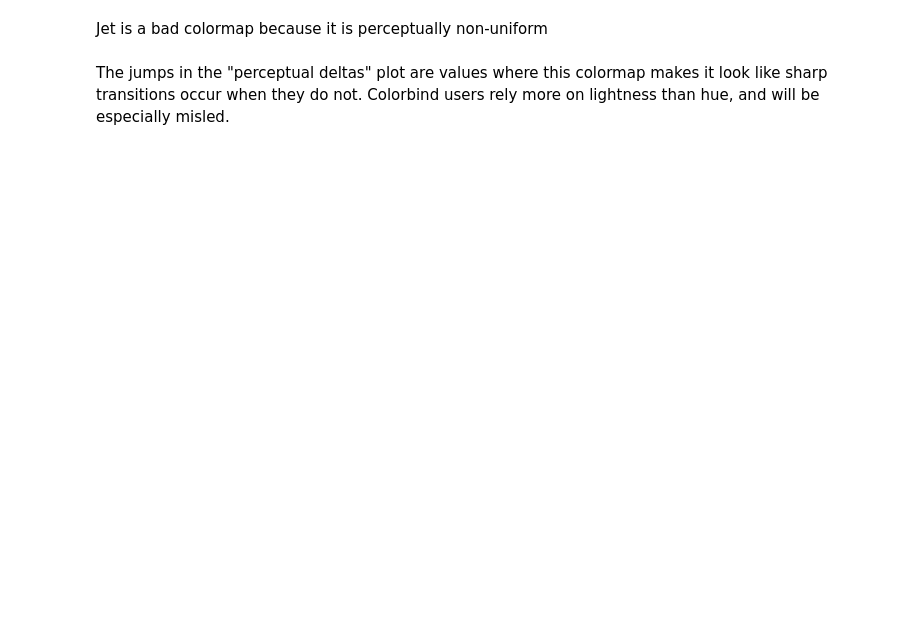
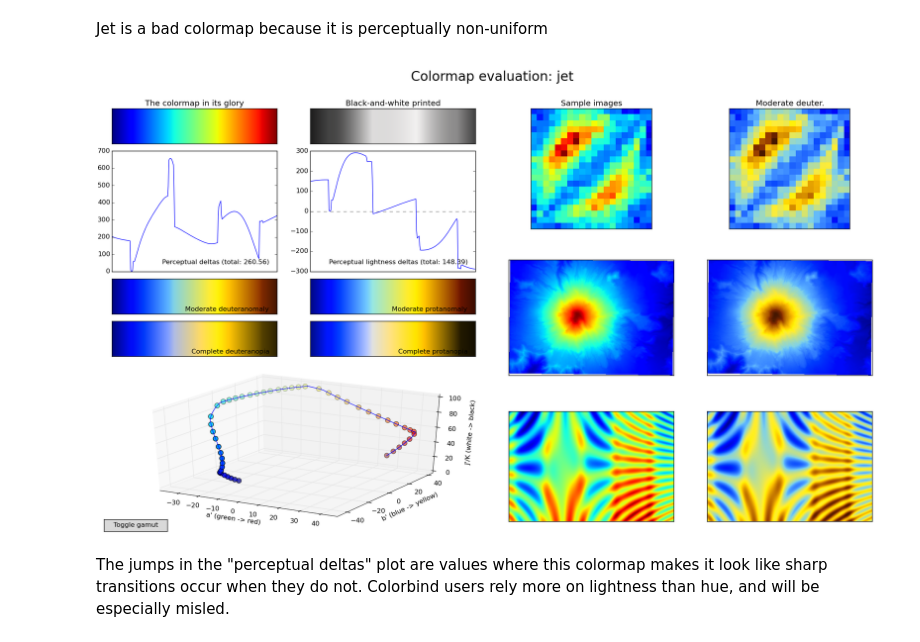
Before and after one commit to DataLucence/images, a Jupyter notebook: lessons/Day 1 - digital images.ipynb, the cells around one changed output. Saved outputs shown, nothing was run; the diff lists cells and outputs as text; code cells hidden in the pictures; blank space fills up the shorter version.

```diff
--- a/lessons/Day 1 - digital images.ipynb
+++ b/lessons/Day 1 - digital images.ipynb
@@ -145,5 +196,7 @@ from IPython.display import Image
 # %%
-Image("./jet.png")
+Image("../fig/jet.png")
+# %% [output]
+[figure, added]
 # %% [markdown]
 The jumps in the "perceptual deltas" plot are values where this colormap makes it look like sharp transitions occur when they do not. Colorbind users rely more on lightness than hue, and will be especially misled.
 # %%
```
Also changed, not shown: parts of 46 cells of this notebook, 2 other files.
